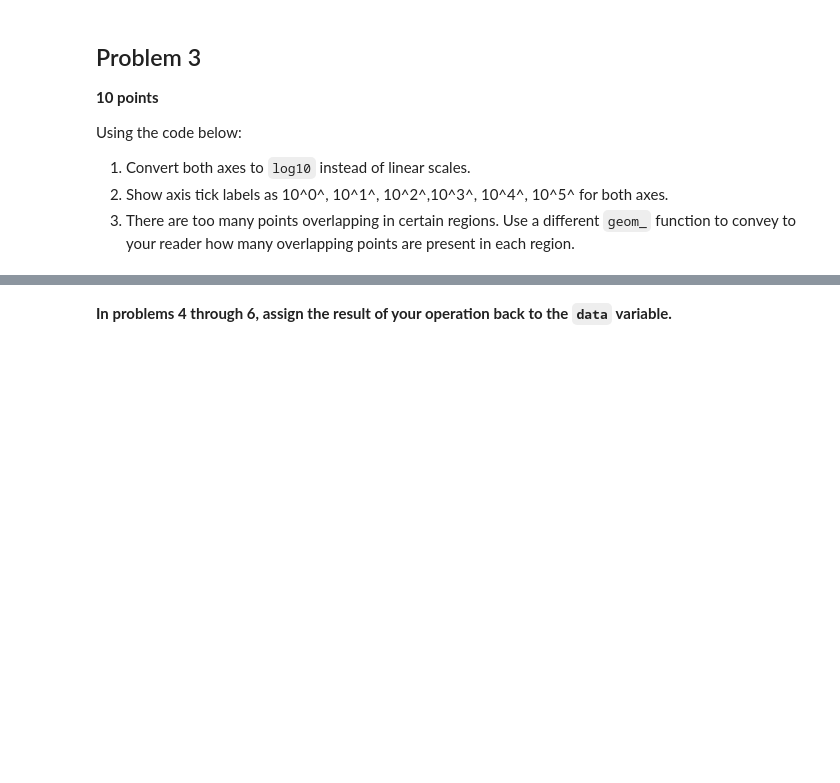
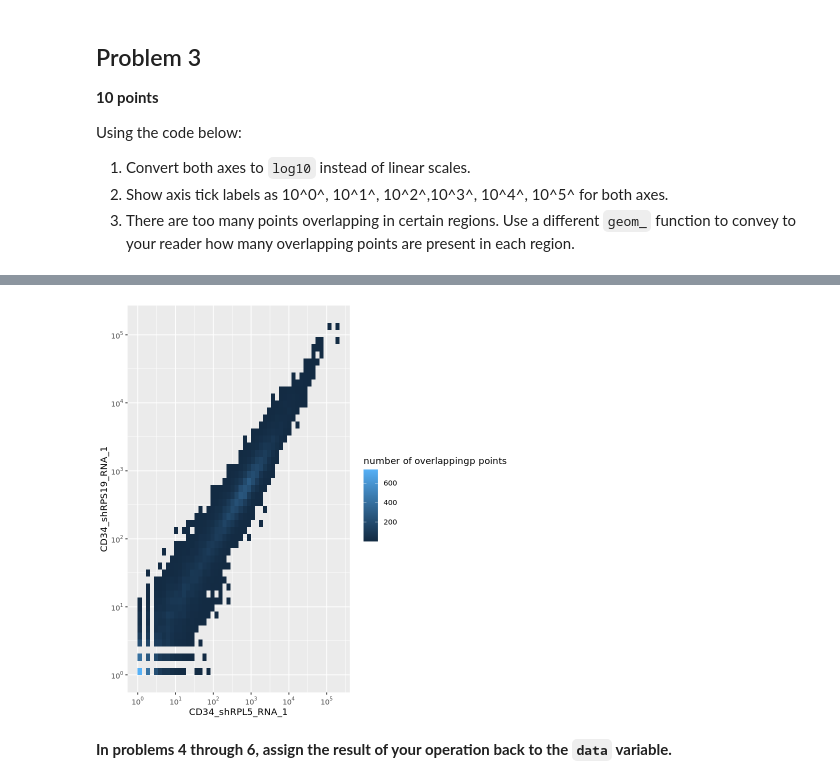
Before and after one commit to vimathi-bit/tfcb_2026, a Jupyter notebook: homeworks/homework06/homework06.ipynb, the cells around one changed output, grey strips where cells are left out. Drawn from its saved outputs; the diff is of its cells as text; code cells hidden in the pictures; blank space fills up the shorter version.

```diff
--- a/homeworks/homework06/homework06.ipynb
+++ b/homeworks/homework06/homework06.ipynb
@@ -62,4 +85,7 @@ annotations <- getBM(
 # %%
-data <- read_tsv("ftp://ftp.ncbi.nlm.nih.gov/geo/series/GSE89nnn/GSE89183/suppl/GSE89183_Counts.txt.gz") %>%
+# store gene count table from GEO in a data frame called data
+data <- read_tsv("https://ftp.ncbi.nlm.nih.gov/geo/series/GSE89nnn/GSE89183/suppl/GSE89183_Counts.txt.gz") %>%
+  # rename the column ENSEMBL gene to ensembl_gene_id for clarity
   rename(ensembl_gene_id = `ENSEMBL gene`) %>%
+  # display the resulting data frame
   print()
@@ -82,0 +131,9 @@ data %>%
+# %%
+data %>%
+  dplyr::select(CD34_shRPL5_RNA_1, CD34_shRPS19_RNA_1) %>%
+  ggplot(aes(x = CD34_shRPL5_RNA_1, y = CD34_shRPS19_RNA_1)) +
+  geom_bin_2d(bins = 50) +
+  scale_x_log10(breaks = 10^(0:5), labels = scales::math_format(10^.x)(0:5)) +
+  scale_y_log10(breaks = 10^(0:5), labels = scales::math_format(10^.x)(0:5)) +
+  labs(fill = "number of overlappingp points")
+# %% [output]
@@ -83,3 +146,4 @@ data %>%
+[figure, added]
 # %% [markdown]
 **In problems 4 through 6, assign the result of your operation back to the `data`
 variable.**
```
Also changed, not shown: parts of 16 cells of this notebook.
